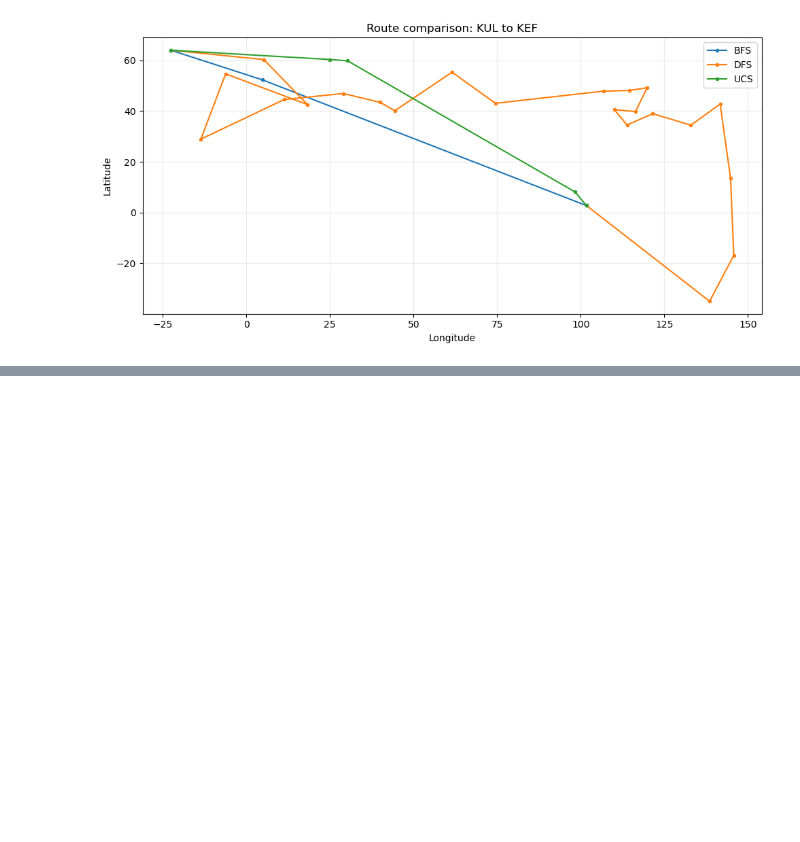
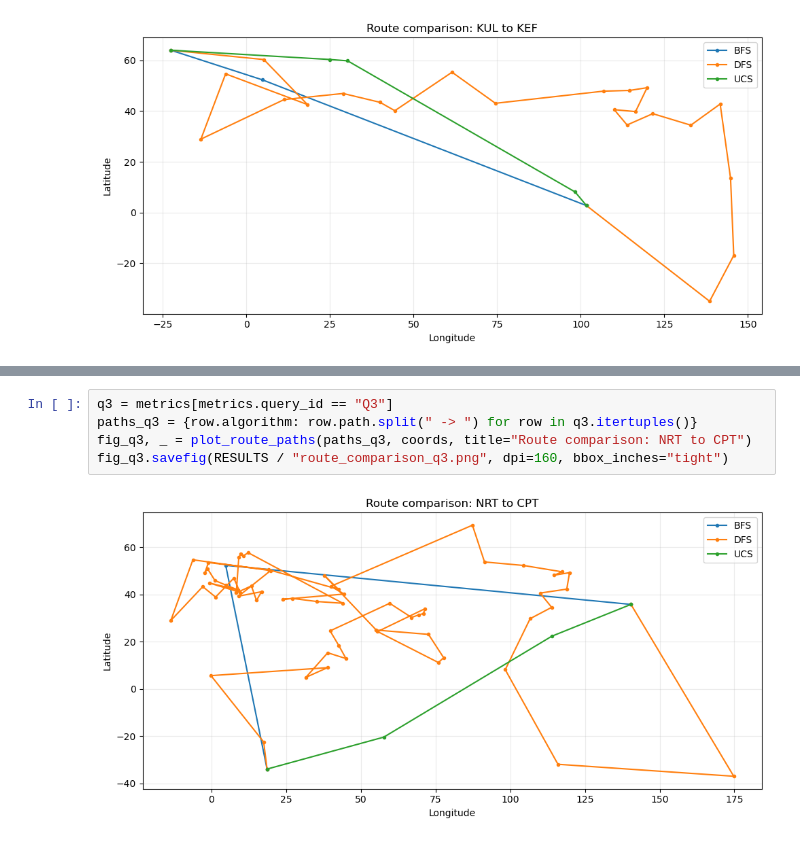
Before and after one commit to kwahsont/UTP-Artificial-Intelligence, a Jupyter notebook: all_experiments/lab1.ipynb, the cells around one changed output, grey strips where cells are left out. Cells and saved outputs as stored; diff of their text form; blank space fills up the shorter version.

```diff
--- a/all_experiments/lab1.ipynb
+++ b/all_experiments/lab1.ipynb
@@ -112,0 +120,7 @@ Saved: ['metrics.csv', 'route_comparison.png']
+# %%
+q3 = metrics[metrics.query_id == "Q3"]
+paths_q3 = {row.algorithm: row.path.split(" -> ") for row in q3.itertuples()}
+fig_q3, _ = plot_route_paths(paths_q3, coords, title="Route comparison: NRT to CPT")
+fig_q3.savefig(RESULTS / "route_comparison_q3.png", dpi=160, bbox_inches="tight")
+# %% [output]
+[figure, added]
```
Also changed, not shown: parts of 2 cells of this notebook, 1 other file.
